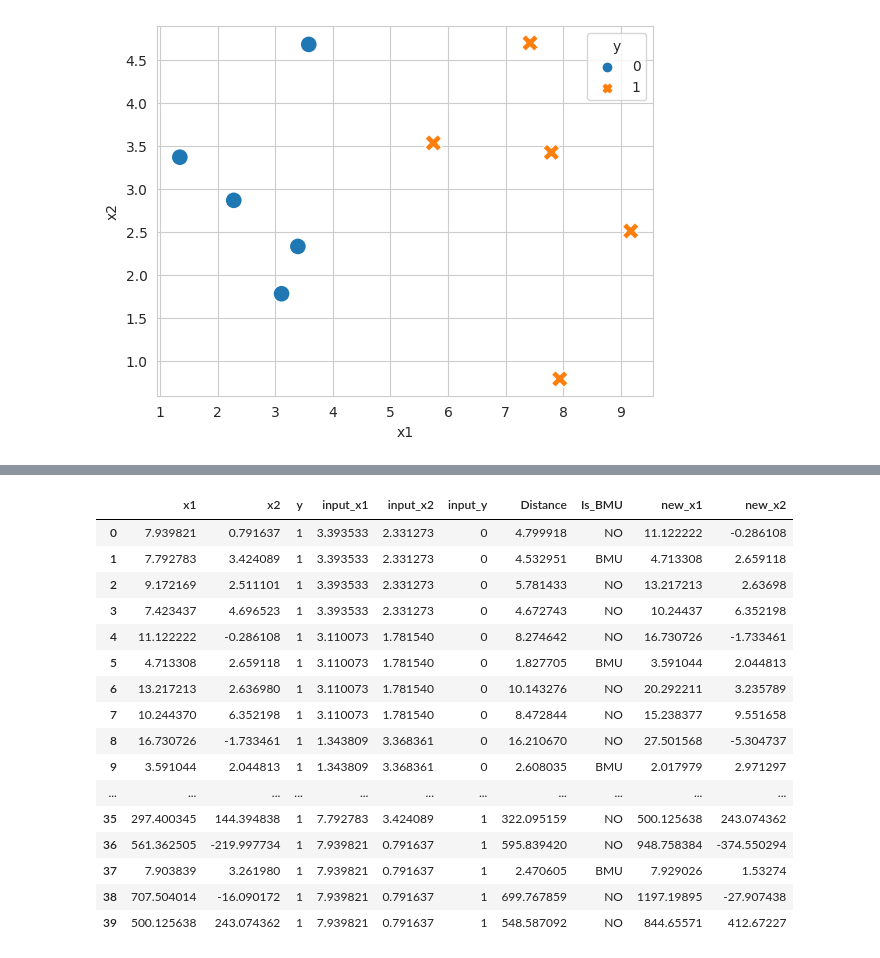
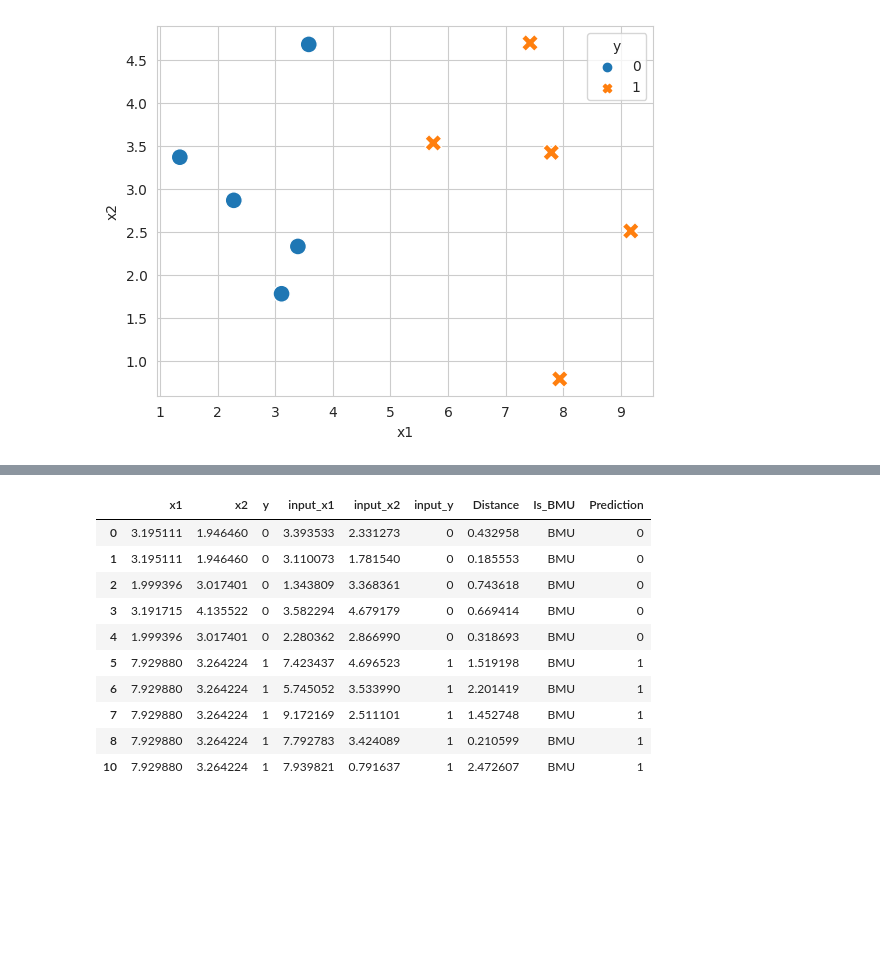
Before and after one commit to muscak/Master-Machine-Learning-Algorithms, a Jupyter notebook: Nonlinear-Algorithms/Learning-Vector-Quantization/Learning_Vector_Quantization.ipynb, the cells around one changed output, grey strips where cells are left out. Saved outputs shown, nothing was run; the diff lists cells and outputs as text; code cells hidden in the pictures; blank space fills up the shorter version.

```diff
--- a/Nonlinear-Algorithms/Learning-Vector-Quantization/Learning_Vector_Quantization.ipynb
+++ b/Nonlinear-Algorithms/Learning-Vector-Quantization/Learning_Vector_Quantization.ipynb
@@ -87,9 +112,12 @@ def train(learning_rate, nr_codebook_vector, iter):
 
   return df_training
 # %%
-nr_codebook_vector = 4
-df_training = train(0.7, nr_codebook_vector, 10)
+nr_iter = 10
+df_training = train(0.7, nr_iter)
+
+# Create a new codebook_vector and assigne the last items from the trainined data
 df_trained_codebook_vector = pd.DataFrame(columns=['x1', 'x2', 'y'])
 df_trained_codebook_vector['x1'] = df_training.loc[len(df_training)-nr_codebook_vector:len(df_training),'x1']
 df_trained_codebook_vector['x2'] = df_training.loc[len(df_training)-nr_codebook_vector:len(df_training),'x2']
 df_trained_codebook_vector['y'] = df_training.loc[len(df_training)-nr_codebook_vector:len(df_training),'y']
+df_trained_codebook_vector
@@ -104,20 +130,50 @@ df_trained_codebook_vector
-# %%
-df_training
-# %% [output]
-|  | x1 | x2 | y | input_x1 | input_x2 | input_y | Distance | Is_BMU | new_x1 | new_x2 |
-| 0 | 7.939821 | 0.791637 | 1 | 3.393533 | 2.331273 | 0 | 4.799918 | NO | 11.122222 | -0.286108 |
-| 1 | 7.792783 | 3.424089 | 1 | 3.393533 | 2.331273 | 0 | 4.532951 | BMU | 4.713308 | 2.659118 |
-| 2 | 9.172169 | 2.511101 | 1 | 3.393533 | 2.331273 | 0 | 5.781433 | NO | 13.217213 | 2.63698 |
-| 3 | 7.423437 | 4.696523 | 1 | 3.393533 | 2.331273 | 0 | 4.672743 | NO | 10.24437 | 6.352198 |
-| 4 | 11.122222 | -0.286108 | 1 | 3.110073 | 1.781540 | 0 | 8.274642 | NO | 16.730726 | -1.733461 |
-| 5 | 4.713308 | 2.659118 | 1 | 3.110073 | 1.781540 | 0 | 1.827705 | BMU | 3.591044 | 2.044813 |
-| 6 | 13.217213 | 2.636980 | 1 | 3.110073 | 1.781540 | 0 | 10.143276 | NO | 20.292211 | 3.235789 |
-| 7 | 10.244370 | 6.352198 | 1 | 3.110073 | 1.781540 | 0 | 8.472844 | NO | 15.238377 | 9.551658 |
-| 8 | 16.730726 | -1.733461 | 1 | 1.343809 | 3.368361 | 0 | 16.210670 | NO | 27.501568 | -5.304737 |
-| 9 | 3.591044 | 2.044813 | 1 | 1.343809 | 3.368361 | 0 | 2.608035 | BMU | 2.017979 | 2.971297 |
-| ... | ... | ... | ... | ... | ... | ... | ... | ... | ... | ... |
-| 35 | 297.400345 | 144.394838 | 1 | 7.792783 | 3.424089 | 1 | 322.095159 | NO | 500.125638 | 243.074362 |
-| 36 | 561.362505 | -219.997734 | 1 | 7.939821 | 0.791637 | 1 | 595.839420 | NO | 948.758384 | -374.550294 |
-| 37 | 7.903839 | 3.261980 | 1 | 7.939821 | 0.791637 | 1 | 2.470605 | BMU | 7.929026 | 1.53274 |
-| 38 | 707.504014 | -16.090172 | 1 | 7.939821 | 0.791637 | 1 | 699.767859 | NO | 1197.19895 | -27.907438 |
-| 39 | 500.125638 | 243.074362 | 1 | 7.939821 | 0.791637 | 1 | 548.587092 | NO | 844.65571 | 412.67227 |
+# %%
+# Predict the labels using trained data
+def predict():
+  df_predict = pd.DataFrame(columns=['x1', 'x2', 'y', 'input_x1',
+                                     'input_x2', 'input_y', 'Distance',
+                                     'Is_BMU', 'Prediction'])
+
+  for i in range(0, nr_iter):
+    df_temp = pd.DataFrame(columns=['x1', 'x2', 'y', 'input_x1',
+                                    'input_x2', 'input_y', 'Distance',
+                                    'Is_BMU', 'Prediction'])
+    df_temp['x1'] = df_trained_codebook_vector['x1']
+    df_temp['x2'] = df_trained_codebook_vector['x2']
+    df_temp['y'] = df_trained_codebook_vector['y']
+
+    df_temp['input_x1'] = df.loc[i, 'x1']
+    df_temp['input_x2'] = df.loc[i, 'x2']
+    df_temp['input_y'] = df.loc[i, 'y']
+
+    df_temp['Distance'] = np.sqrt(np.square(df_temp['x1'] - df_temp['input_x1'])
+    + np.square(df_temp['x2'] - df_temp['input_x2']))
+
+    for j in range(0, len(df_temp)):
+      min = df_temp['Distance'].min()
+      df_temp.loc[df_temp['Distance'] == min, 'Is_BMU'] = 'BMU'
+      df_temp.loc[df_temp['Distance'] != min, 'Is_BMU'] = 'NO'
+
+    df_predict = pd.concat([df_predict, df_temp], ignore_index=True)
+    df_predict.loc[df_predict['Is_BMU'] == 'BMU', 'Prediction'] = df_predict['y']
+
+    df_predict.dropna(subset=['Prediction'], inplace=True)
+    df_predict['input_y'] = pd.to_numeric(df_predict['input_y'], errors='coerce')
+    df_predict['Prediction'] = pd.to_numeric(df_predict['Prediction'], errors='coerce')
+
+  return df_predict
+# %%
+df_predict = predict()
+df_predict
+# %% [output]
+|  | x1 | x2 | y | input_x1 | input_x2 | input_y | Distance | Is_BMU | Prediction |
+| 0 | 3.195111 | 1.946460 | 0 | 3.393533 | 2.331273 | 0 | 0.432958 | BMU | 0 |
+| 1 | 3.195111 | 1.946460 | 0 | 3.110073 | 1.781540 | 0 | 0.185553 | BMU | 0 |
+| 2 | 1.999396 | 3.017401 | 0 | 1.343809 | 3.368361 | 0 | 0.743618 | BMU | 0 |
+| 3 | 3.191715 | 4.135522 | 0 | 3.582294 | 4.679179 | 0 | 0.669414 | BMU | 0 |
+| 4 | 1.999396 | 3.017401 | 0 | 2.280362 | 2.866990 | 0 | 0.318693 | BMU | 0 |
+| 5 | 7.929880 | 3.264224 | 1 | 7.423437 | 4.696523 | 1 | 1.519198 | BMU | 1 |
+| 6 | 7.929880 | 3.264224 | 1 | 5.745052 | 3.533990 | 1 | 2.201419 | BMU | 1 |
+| 7 | 7.929880 | 3.264224 | 1 | 9.172169 | 2.511101 | 1 | 1.452748 | BMU | 1 |
+| 8 | 7.929880 | 3.264224 | 1 | 7.792783 | 3.424089 | 1 | 0.210599 | BMU | 1 |
+| 10 | 7.929880 | 3.264224 | 1 | 7.939821 | 0.791637 | 1 | 2.472607 | BMU | 1 |
```
Also changed, not shown: parts of 12 cells of this notebook.
